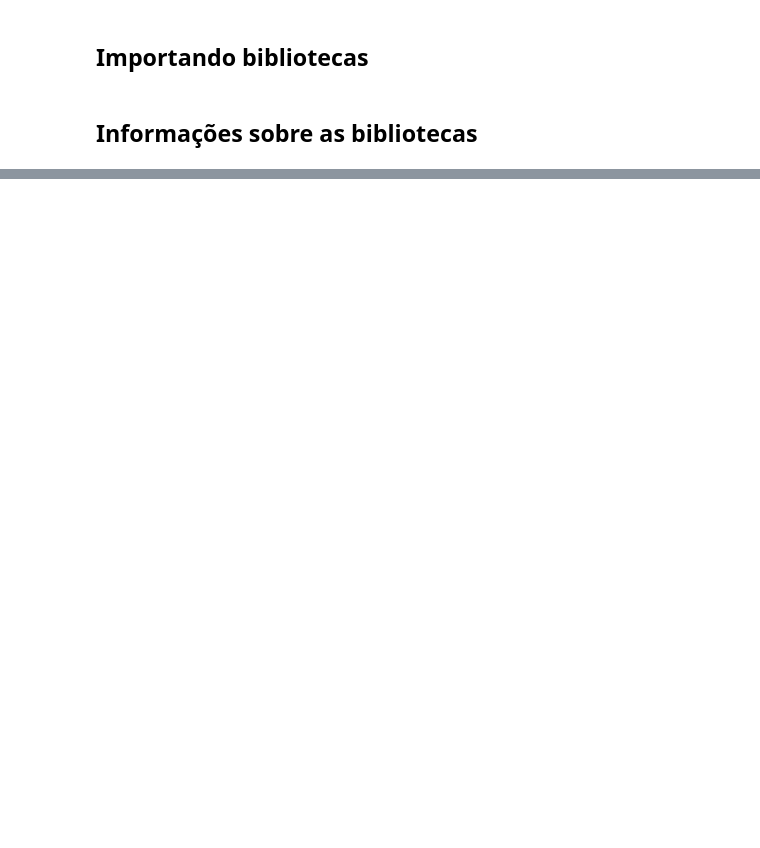
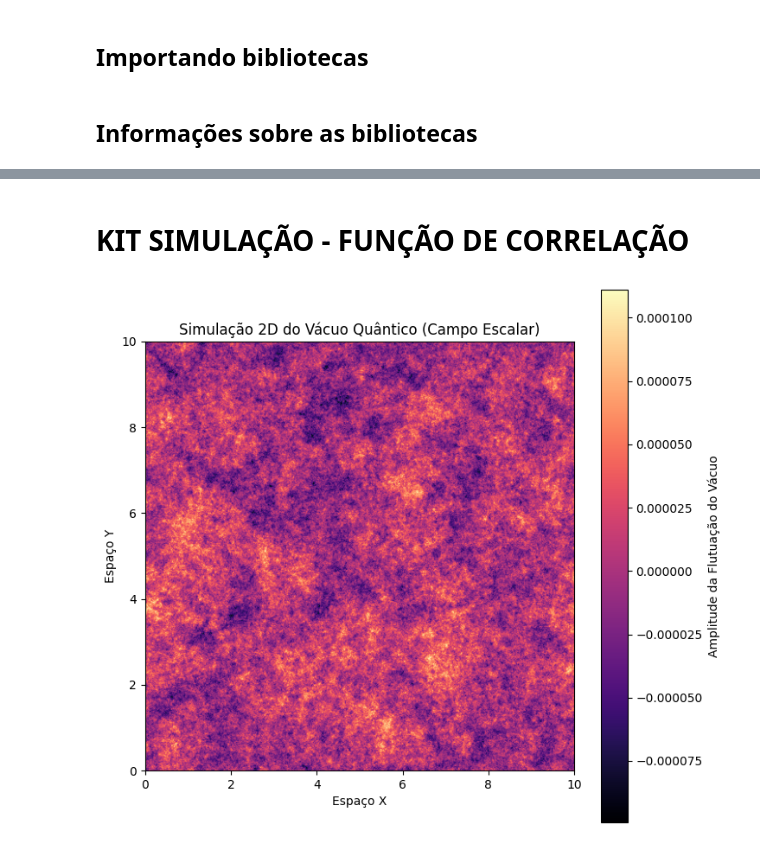
Before and after one commit to Wally-sson/pys, a Jupyter notebook: Flutuação do Vácuo/Flutuação de Vácuo.ipynb, the cells around one changed output, grey strips where cells are left out. Saved outputs shown, nothing was run; the diff lists cells and outputs as text; code cells hidden in the pictures; blank space fills up the shorter version.

```diff
--- a/Flutuação do Vácuo/Flutuação de Vácuo.ipynb
+++ b/Flutuação do Vácuo/Flutuação de Vácuo.ipynb
@@ -132,0 +133,41 @@ plt.show()
+# %% [markdown]
+# KIT SIMULAÇÃO - FUNÇÃO DE CORRELAÇÃO
+# %%
+# --- 2. Criar o Espaço dos Momentos (k) ---
+# Aqui definimos as frequências (ondas) possíveis na nossa grade
+kx = np.fft.fftfreq(N, d=L/N) * 2 * np.pi
+ky = np.fft.fftfreq(N, d=L/N) * 2 * np.pi
+KX, KY = np.meshgrid(kx, ky)
+
+# --- 3. Calcular a Energia (omega_k) ---
+# A relação de dispersão: omega_k = sqrt(|k|^2 + m^2)
+omega_k = np.sqrt(KX**2 + KY**2 + m**2)
+
+# --- 4. Gerar o "Ruído Quântico" ---
+# Simulamos os operadores de criação/aniquilação como números complexos aleatórios.
+# Eles seguem uma distribuição normal (Gaussiana).
+ruido_real = np.random.normal(0, 1, (N, N))
+ruido_imag = np.random.normal(0, 1, (N, N))
+a_k = (ruido_real + 1j * ruido_imag) / np.sqrt(2)
+
+# --- 5. A Equação do Campo Euclidiano / Térmico ---
+# Mudamos de sqrt(omega) para omega puro
+phi_k = a_k / omega_k
+
+# --- 6. Transformada Inversa de Fourier (IFFT) ---
+# Pegamos as ondas no espaço dos momentos e transformamos no campo físico no espaço real.
+phi_x = np.fft.ifft2(phi_k)
+
+# O campo escalar físico é a parte real do resultado
+campo_fisico = np.real(phi_x)
+
+# --- 7. Visualização Inicial do Vácuo ---
+plt.figure(figsize=(8, 8))
+plt.imshow(campo_fisico, cmap='magma', extent=[0, L, 0, L])
+plt.colorbar(label='Amplitude da Flutuação do Vácuo')
+plt.title('Simulação 2D do Vácuo Quântico (Campo Escalar)')
+plt.xlabel('Espaço X')
+plt.ylabel('Espaço Y')
+plt.show()
+# %% [output]
+[figure, added]
```
Also changed, not shown: parts of 38 cells of this notebook, 1 other file.
